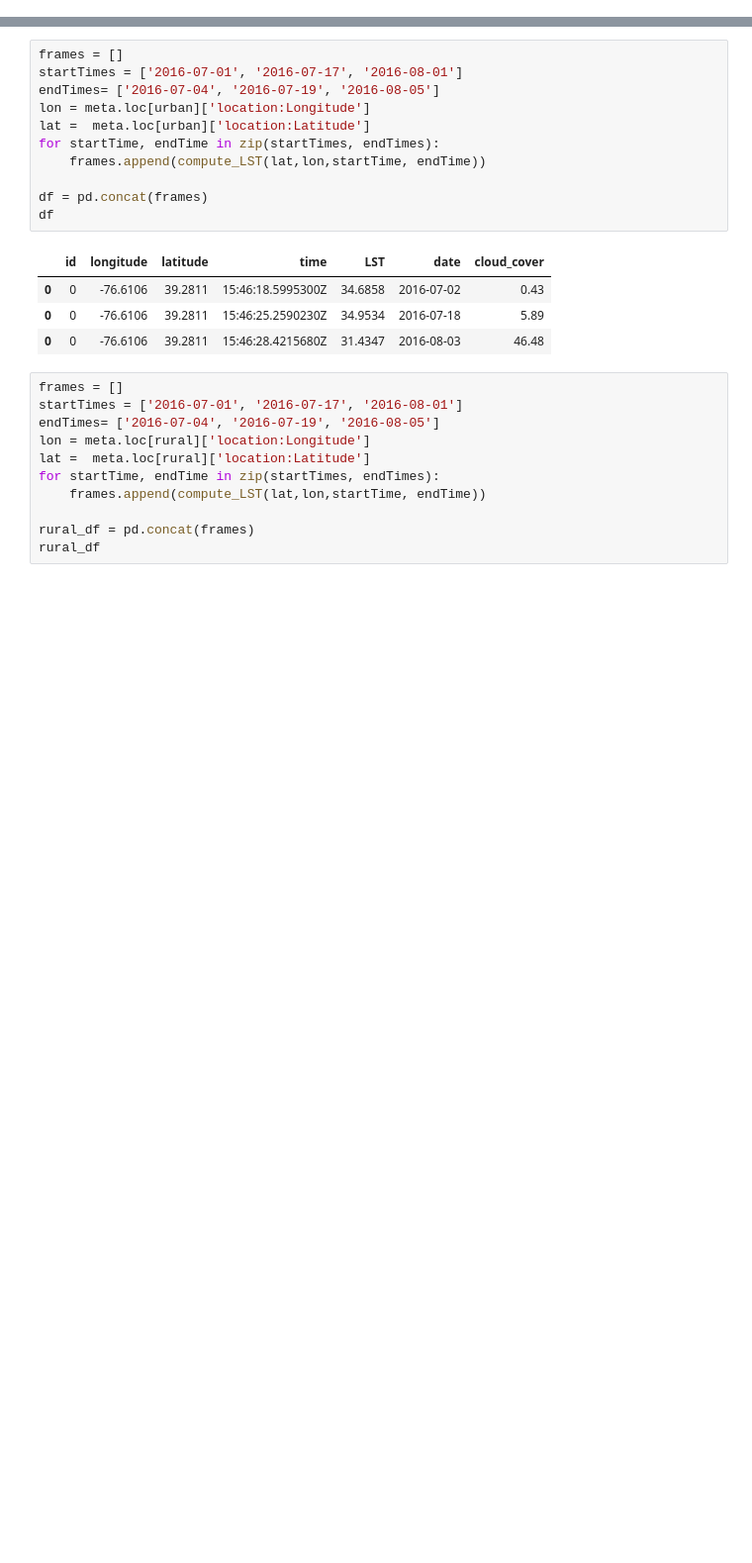
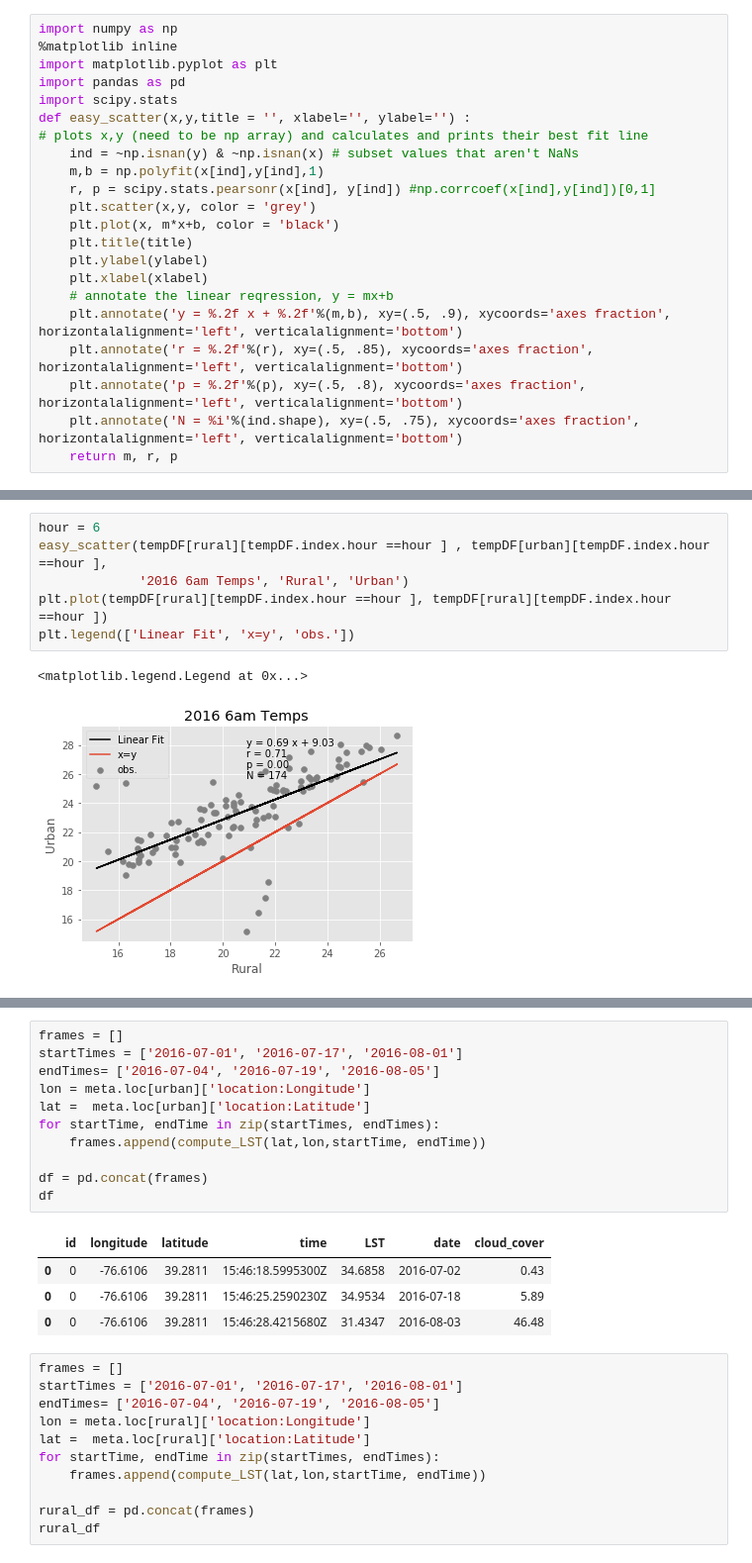
Before and after one commit to gottscott/finalthesischapter, a Jupyter notebook: Surface Energy Budget Model.ipynb, the cells around one changed output, grey strips where cells are left out. Shown at 99% size. Drawn from its saved outputs; the diff is of its cells as text; blank space fills up the shorter version.

```diff
--- a/Surface Energy Budget Model.ipynb
+++ b/Surface Energy Budget Model.ipynb
@@ -5,0 +1,22 @@ import pandas as pd
+# %%
+import numpy as np
+%matplotlib inline
+import matplotlib.pyplot as plt
+import pandas as pd
+import scipy.stats
+def easy_scatter(x,y,title = '', xlabel='', ylabel='') :
+# plots x,y (need to be np array) and calculates and prints their best fit line
+    ind = ~np.isnan(y) & ~np.isnan(x) # subset values that aren't NaNs
+    m,b = np.polyfit(x[ind],y[ind],1)
+    r, p = scipy.stats.pearsonr(x[ind], y[ind]) #np.corrcoef(x[ind],y[ind])[0,1]
+    plt.scatter(x,y, color = 'grey')
+    plt.plot(x, m*x+b, color = 'black')
+    plt.title(title)
+    plt.ylabel(ylabel)
+    plt.xlabel(xlabel)
+    # annotate the linear reqression, y = mx+b
+    plt.annotate('y = %.2f x + %.2f'%(m,b), xy=(.5, .9), xycoords='axes fraction',  horizontalalignment='left', verticalalignment='bottom')
+    plt.annotate('r = %.2f'%(r), xy=(.5, .85), xycoords='axes fraction',  horizontalalignment='left', verticalalignment='bottom')
+    plt.annotate('p = %.2f'%(p), xy=(.5, .8), xycoords='axes fraction',  horizontalalignment='left', verticalalignment='bottom')
+    plt.annotate('N = %i'%(ind.shape), xy=(.5, .75), xycoords='axes fraction',  horizontalalignment='left', verticalalignment='bottom')
+    return m, r, p
@@ -28,0 +55,9 @@ rural = 68
+# %%
+hour = 6
+easy_scatter(tempDF[rural][tempDF.index.hour ==hour ] , tempDF[urban][tempDF.index.hour ==hour ],
+             '2016 6am Temps', 'Rural', 'Urban')
+plt.plot(tempDF[rural][tempDF.index.hour ==hour ], tempDF[rural][tempDF.index.hour ==hour ])
+plt.legend(['Linear Fit', 'x=y', 'obs.'])
+# %% [output]
+<matplotlib.legend.Legend at 0x...>
+[figure, added]
```
Also changed, not shown: parts of 23 cells of this notebook.
